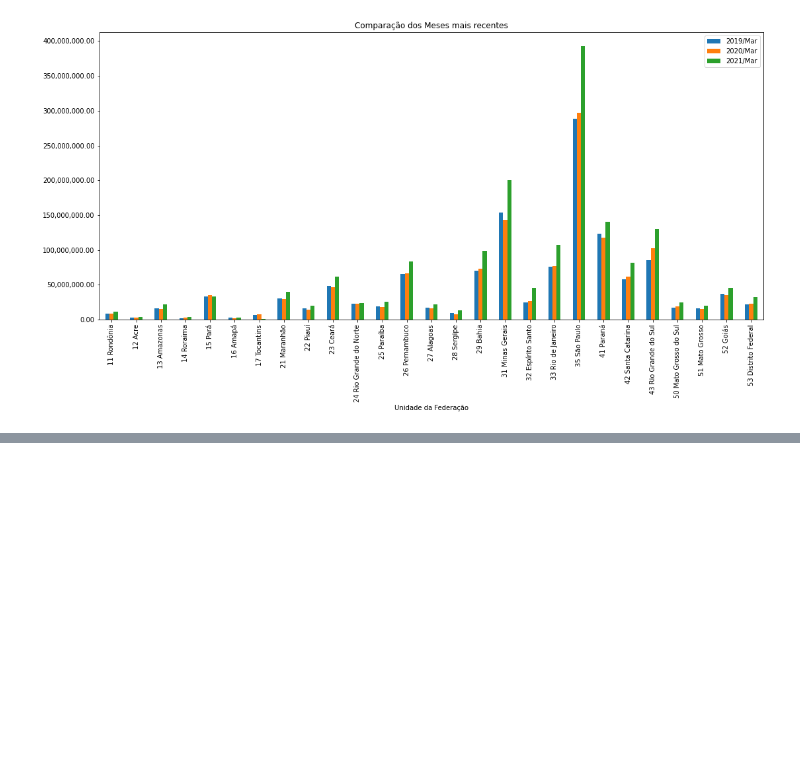
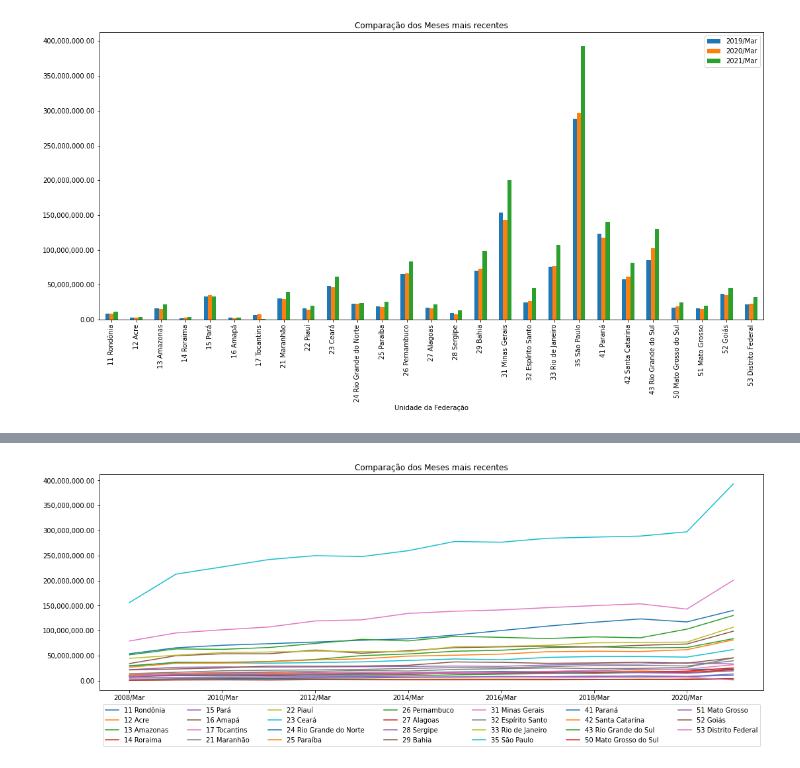
Before and after one commit to BrSiqueira/Bootcamp-DataScience, a Jupyter notebook: Modulo01/Modulo01_Aula_01_Desafio.ipynb, the cells around one changed output, grey strips where cells are left out. Cells and saved outputs as stored; diff of their text form; code cells hidden in the pictures; blank space fills up the shorter version.

```diff
--- a/Modulo01/Modulo01_Aula_01_Desafio.ipynb
+++ b/Modulo01/Modulo01_Aula_01_Desafio.ipynb
@@ -136,0 +128,7 @@ plt.show()
+# %%
+s1 = dados.filter(regex = 'Mar')
+s2 = dados['Unidade da Federação']
+s3 = pd.concat([s2, s1], axis=1)
+
+s3.set_index('Unidade da Federação', drop=True, inplace = True)
+s3.T
@@ -136,0 +151,8 @@ plt.show()
+# %%
+ax = s3.T.plot(figsize=(18,6))
+ax.yaxis.set_major_formatter(ticker.StrMethodFormatter("{x:,.2f}"))
+ax.legend(loc="upper center", mode = "expand", ncol = 7, bbox_to_anchor=(0, -1.05, 1 , 1))
+plt.title('Comparação dos Meses mais recentes')
+plt.show()
+# %% [output]
+[figure, added]
```
Also changed, not shown: parts of 5 cells of this notebook.
